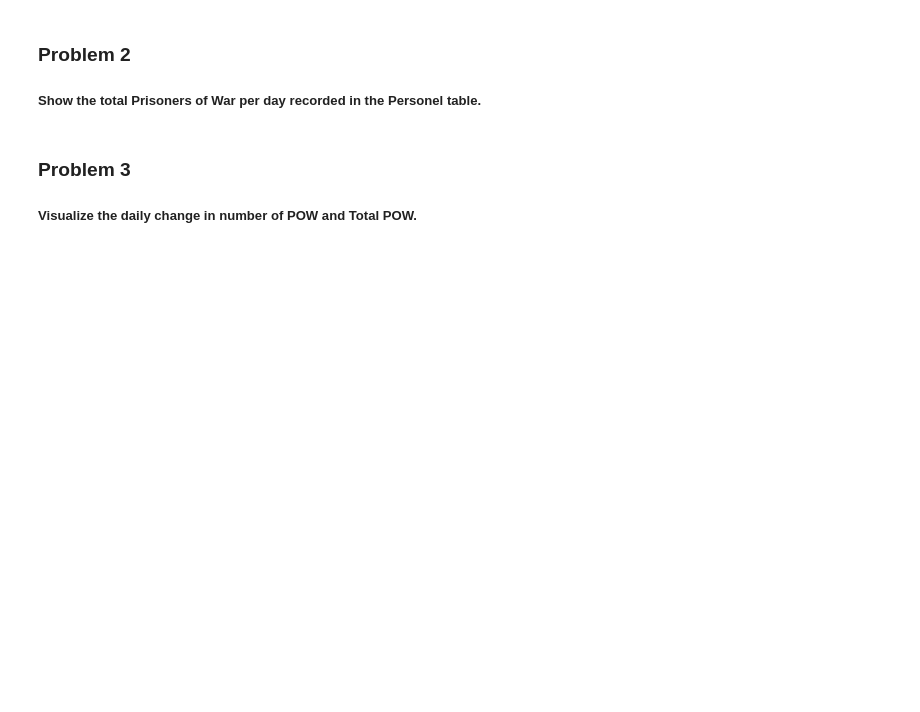
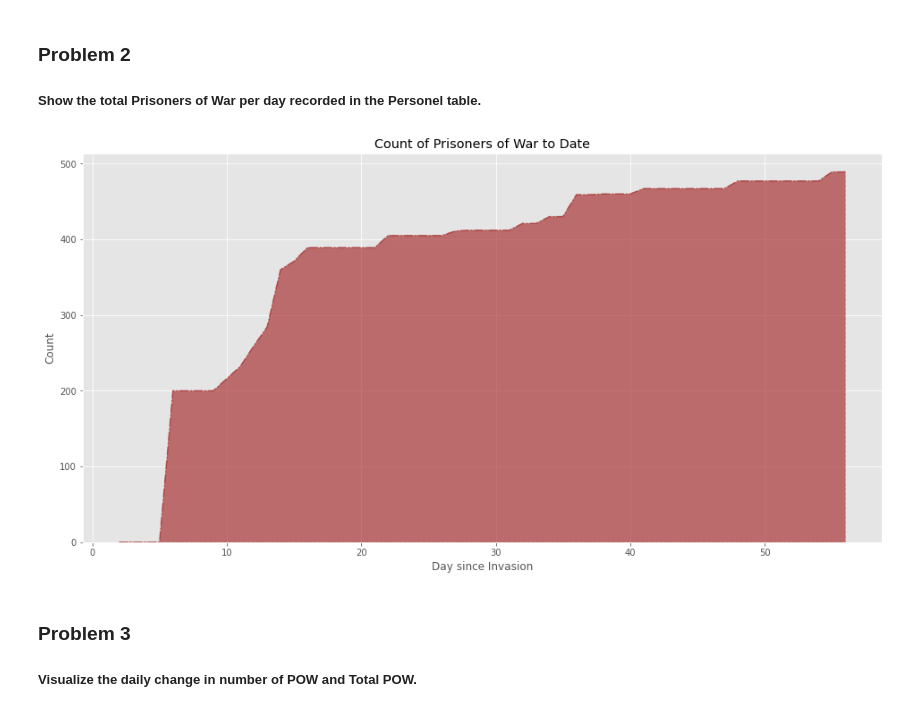
Before and after one commit to Sonya-7/Russian_Invasion_of_Ukraine, a Jupyter notebook: russian-invasion-of-ukraine.ipynb, the cells around one changed output. Drawn from its saved outputs; the diff is of its cells as text; code cells hidden in the pictures; blank space fills up the shorter version.

```diff
--- a/russian-invasion-of-ukraine.ipynb
+++ b/russian-invasion-of-ukraine.ipynb
@@ -22,8 +23,8 @@ mpl.style.use(['ggplot'])
 # %% [markdown]
 Read the CSV file into a Pandas DataFrame
 # %%
-russian_personnel = pd.read_csv('russia_losses_personnel.csv')
-russian_equipment = pd.read_csv('russia_losses_equipment.csv')
+russian_personnel = pd.read_csv('../input/2022-ukraine-russian-war/russia_losses_personnel.csv')
+russian_equipment = pd.read_csv('../input/2022-ukraine-russian-war/russia_losses_equipment.csv')
 # %% [markdown]
 ### Let's start by getting a basic understanding of the DataFrame and cleaning the data
 # %%
@@ -66,11 +153,13 @@ display(img)
 # %%
 pow_data = russian_personnel[["day", "POW"]]
 pow_data.reset_index('date', inplace=True)
-pow_data.plot(kind='area', x='day', y='POW', color='brown', alpha = .85, figsize=(12,6), legend=False, linestyle="-.")
+pow_data.plot(kind='area', x='day', y='POW', color='brown', alpha = .65, figsize=(16,8), legend=False, linestyle="-.")
 plt.title('Count of Prisoners of War to Date')
 plt.xlabel('Day since Invasion')
 plt.ylabel('Count')
 plt.show()
+# %% [output]
+[figure, added]
 # %% [markdown]
 ### Problem 3
 ##### Visualize the daily change in number of POW and Total POW.
```
Also changed, not shown: parts of 17 cells of this notebook.
